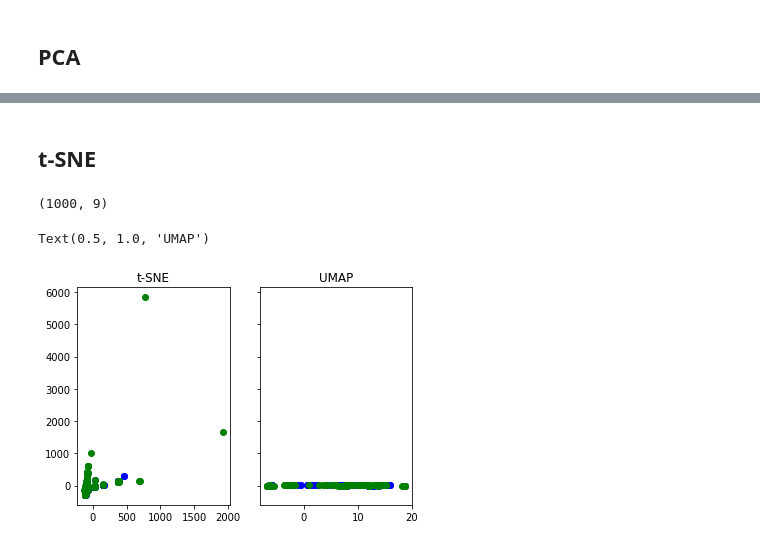
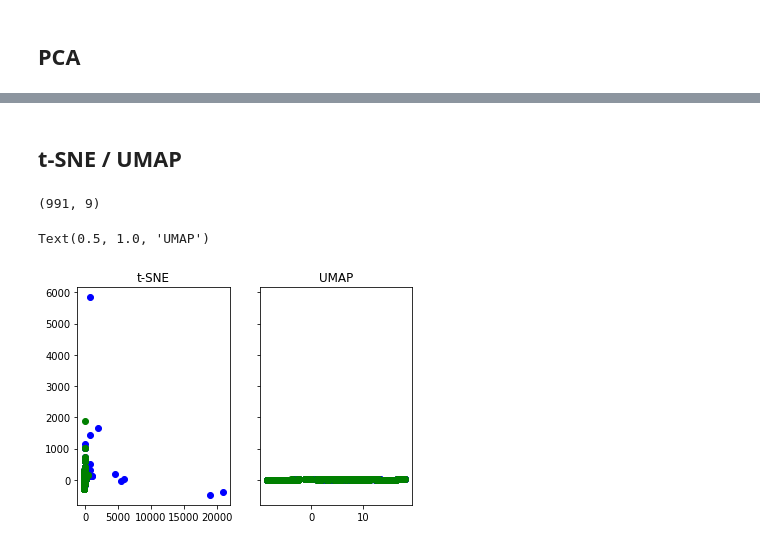
Before and after one commit to pablojgm/AICamp, a Jupyter notebook: Untitled1.ipynb, the cells around one changed output, grey strips where cells are left out. Drawn from its saved outputs; the diff is of its cells as text; code cells hidden in the pictures.

```diff
--- a/Untitled1.ipynb
+++ b/Untitled1.ipynb
@@ -56,11 +62,25 @@ dataset
 from sklearn.preprocessing import LabelEncoder
 import seaborn as sns
 
+#data cleaning
 data = dataset.iloc[:1000,:-4]
+data['reaction_check'] = data.iloc[:,-6:].sum(axis=1)
+data['reaction_match'] = data.apply(lambda x: x['num_reactions'] == x['reaction_check'], axis=1)
+data = data[data.reaction_match == True]
+data.drop(['reaction_check', 'reaction_match'], axis=1, inplace=True)
+
+data.drop(['status_published'], axis=1, inplace=True)
+
+data.groupby('status_type').nunique().plot(kind='bar')
+plt.legend(loc='center left', bbox_to_anchor=(1.0, 0.5))
+plt.show()
+
+#converting object to int
 le = LabelEncoder()
 data['status_type'] = le.fit_transform(data['status_type'])
+
 target = data['status_type']
-data.drop(['status_published', 'status_type'], axis=1, inplace=True)
+data.drop(['status_type'], axis=1, inplace=True)
 
 print(data.describe())
 data.info()
@@ -286,26 +376,26 @@ PC2       0.720845     -0.041968    0.067728  ...   0.000800  0.000595    0.0001
 # %% [markdown]
-## t-SNE
+## t-SNE / UMAP
 # %%
 ####
 combined = data
 print(combined.shape)
 ####
 from sklearn import manifold
-combined_tSNE = manifold.TSNE(n_components=2, init='pca',perplexity=30,learning_rate=200,n_iter=500,random_state=2).fit_transform(combined)
+combined_tSNE = manifold.TSNE(n_components=2, init='pca',perplexity=50,learning_rate=200,n_iter=500,random_state=2).fit_transform(combined)
 ####
 import umap
-combined_UMAP = umap.UMAP(n_neighbors=10, min_dist=0.3, n_components=2,random_state=2).fit_transform(combined)
+combined_UMAP = umap.UMAP(n_neighbors=5, min_dist=0.3, n_components=2,random_state=2).fit_transform(combined)
 
 fig, (ax1, ax2) = plt.subplots(1, 2, sharey=True)
 
-ax1.scatter(combined_tSNE[0:90,0], combined_tSNE[0:90,1], c='blue')
-ax1.scatter(combined_tSNE[90:180,0], combined_tSNE[90:180,1], c='green')
+ax1.scatter(combined_tSNE[0:500,0], combined_tSNE[0:500,1], c='blue')
+ax1.scatter(combined_tSNE[500:1000,0], combined_tSNE[500:1000,1], c='green')
 ax1.set_title('t-SNE')
 
-ax2.scatter(combined_UMAP[0:90,0], combined_UMAP[0:90,1], c='blue')
-ax2.scatter(combined_UMAP[90:180,0], combined_UMAP[90:180,1], c='green')
+ax2.scatter(combined_UMAP[0:500,0], combined_UMAP[0:500,1], c='blue')
+ax2.scatter(combined_UMAP[500:1000,0], combined_UMAP[500:1000,1], c='green')
 ax2.set_title('UMAP')
 # %% [output]
-(1000, 9)
+(991, 9)
 Text(0.5, 1.0, 'UMAP')
-[figure, old version]
+[figure, new version]
```
Also changed, not shown: parts of 18 cells of this notebook.
